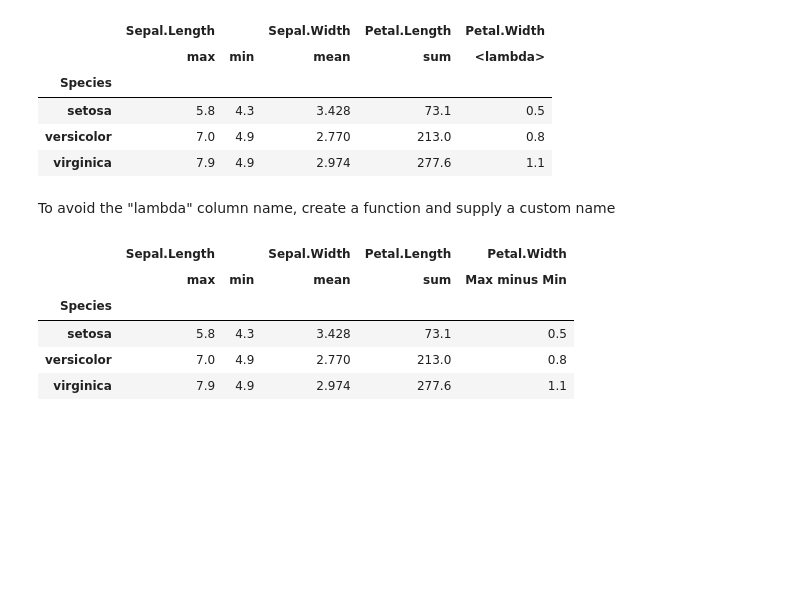
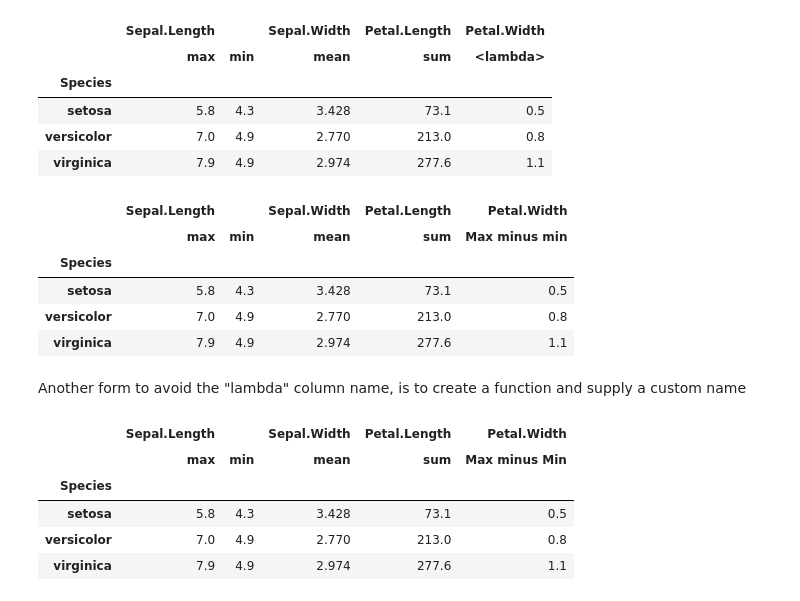
Before and after one commit to mfrestrepo/python-cheat-sheet, a Jupyter notebook: pandas/sql-to-pandas-cheat-sheet.ipynb, the cells around one changed output. Cells and saved outputs as stored; diff of their text form; code cells hidden in the pictures; blank space fills up the shorter version.

```diff
--- a/pandas/sql-to-pandas-cheat-sheet.ipynb
+++ b/pandas/sql-to-pandas-cheat-sheet.ipynb
@@ -108,10 +108,17 @@ df.groupby('Species').agg({'Sepal.Length':['max', 'min'],
 # %%
 df.groupby('Species').agg({'Sepal.Length':['max', 'min'],
                          'Sepal.Width':'mean',
                          'Petal.Length':'sum',
-                         'Petal.Width': lambda x: x.max() - x.min()})
+                         'Petal.Width': [('Max minus min', lambda x: x.max() - x.min())]})
+# %% [output]
+|  | Sepal.Length |  | Sepal.Width | Petal.Length | Petal.Width |
+|  | max | min | mean | sum | Max minus min |
+| Species |  |  |  |  |  |
+| setosa | 5.8 | 4.3 | 3.428 | 73.1 | 0.5 |
+| versicolor | 7.0 | 4.9 | 2.770 | 213.0 | 0.8 |
+| virginica | 7.9 | 4.9 | 2.974 | 277.6 | 1.1 |
 # %% [markdown]
-To avoid the "lambda" column name, create a function and supply a custom name
+Another form to avoid the "lambda" column name, is to create a function and supply a custom name
 # %%
 def max_min(x):
     return x.max() - x.min()
```
Also changed, not shown: parts of 13 cells of this notebook.
